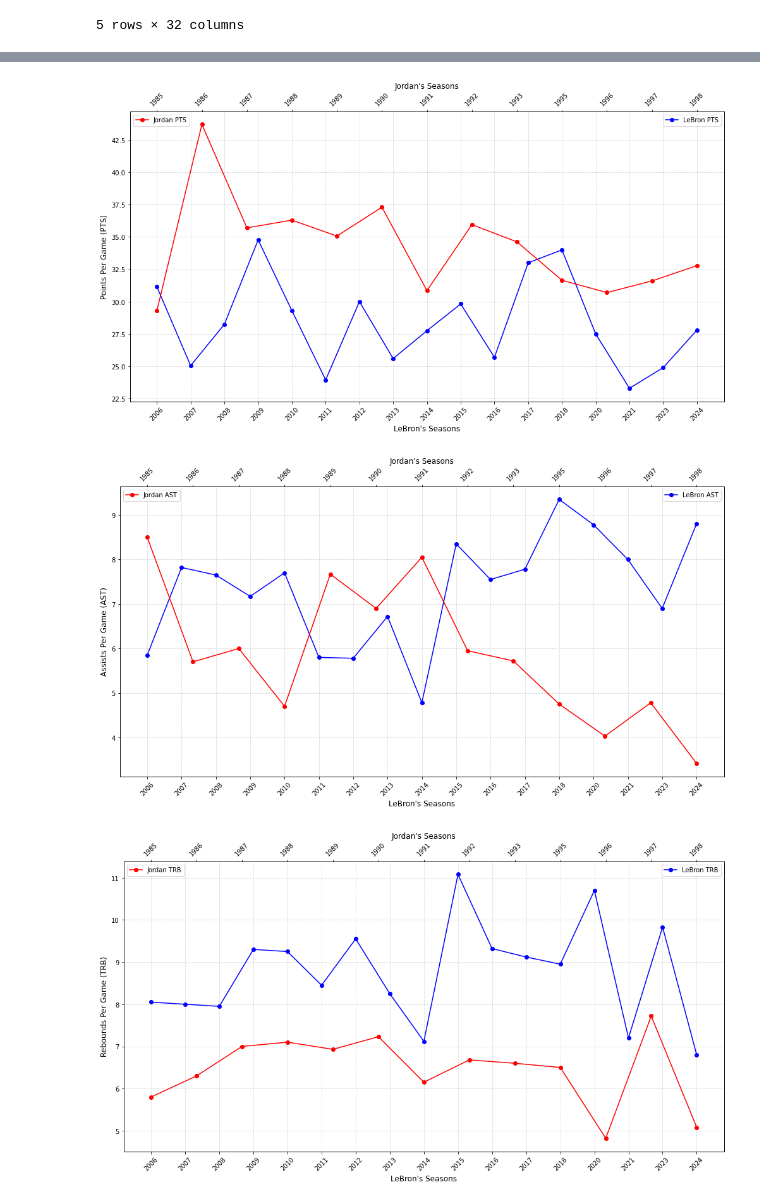
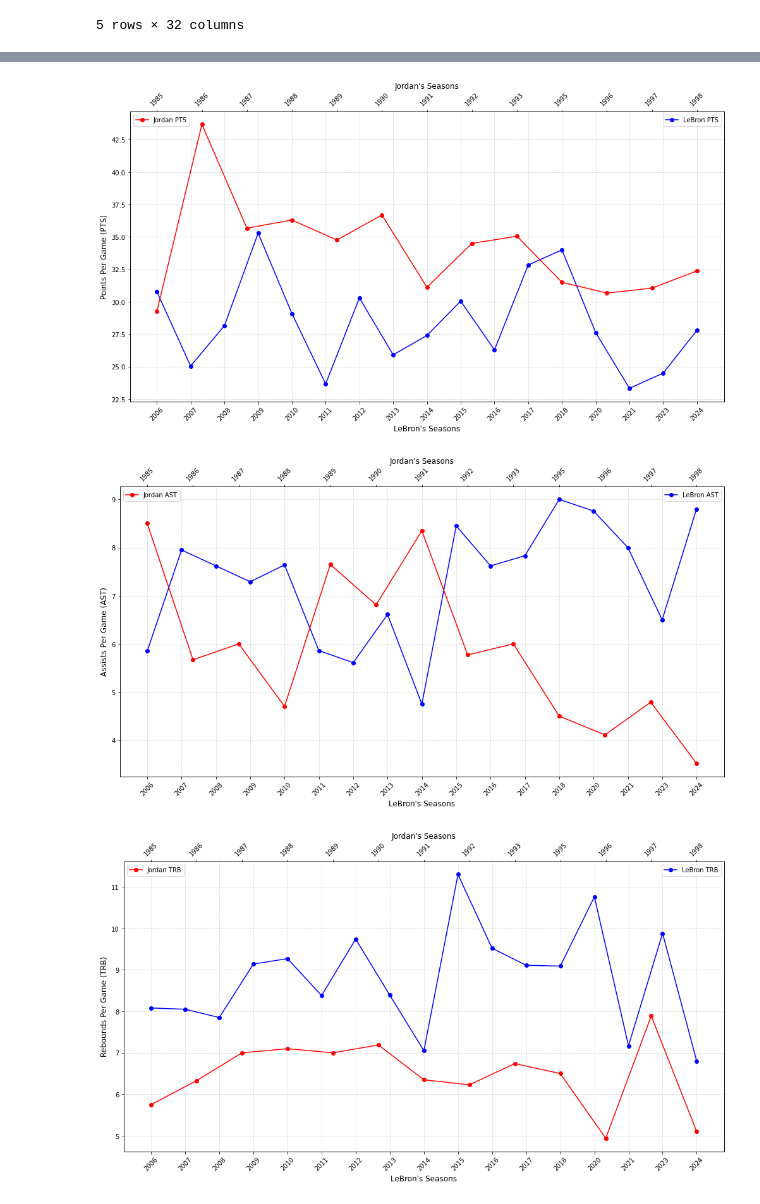
Before and after one commit to gohsoonhao/therealGOAT, a Jupyter notebook: 3a_playoff_stats.ipynb, the cells around one changed output, grey strips where cells are left out. Cells and saved outputs as stored; diff of their text form; code cells hidden in the pictures.

Commit message:
Added charts and data for player coefficients

```diff
--- a/3a_playoff_stats.ipynb
+++ b/3a_playoff_stats.ipynb
@@ -33,5 +33,12 @@ player_playoff_stats.tail(5)
 5 rows × 32 columns
 # %%
 # created new df to groupby years and finding average yearly stats
-grouped_by_year_playoff_stats = player_playoff_stats.groupby("Year").mean().round(2)
+grouped_by_year_playoff_stats = player_playoff_stats.groupby("Year").sum()
 grouped_by_year_playoff_stats = grouped_by_year_playoff_stats.reset_index()
+grouped_by_year_playoff_stats[["PTS", "AST", "TRB", "STL", "BLK"]] = (
+    grouped_by_year_playoff_stats[["PTS", "AST", "TRB", "STL", "BLK"]].div(
+        grouped_by_year_playoff_stats["G"], axis=0
+    ).round(2)
+)
+grouped_by_year_playoff_stats =grouped_by_year_playoff_stats[["Year","PTS", "AST", "TRB", "STL", "BLK"]]
+grouped_by_year_playoff_stats.head()
@@ -41,7 +55,7 @@ lebron_df = grouped_by_year_playoff_stats.loc[12+1:]
 
 fig, ax1 = plt.subplots(figsize=(14, 8))
 
-ax1.plot(lebron_df['Year'], lebron_df['Player PTS'], marker='o', color='blue', label="LeBron PTS")
+ax1.plot(lebron_df['Year'], lebron_df['PTS'], marker='o', color='blue', label="LeBron PTS")
 ax1.set_xlabel("LeBron's Seasons", fontsize=12)
 ax1.set_ylabel("Points Per Game (PTS)", fontsize=12)
 
@@ -51,7 +65,7 @@ ax1.set_xticklabels(lebron_df['Year'], rotation=45)
 
 ax2 = ax1.twiny()
 
-ax2.plot(jordan_df['Year'], jordan_df['Player PTS'], marker='o', color='red', label="Jordan PTS")
+ax2.plot(jordan_df['Year'], jordan_df['PTS'], marker='o', color='red', label="Jordan PTS")
 ax2.set_xlabel("Jordan's Seasons", fontsize=12)
 
 ax2.set_xticks(jordan_df['Year'])
@@ -65,38 +79,38 @@ ax2.legend(loc="upper left")
 plt.tight_layout()
 plt.show()
 # %% [output]
-[figure, old version]
+[figure, new version]
 # %%
 
 fig, ax1 = plt.subplots(figsize=(14, 8))
 
-ax1.plot(lebron_df['Year'], lebron_df['Player AST'], marker='o', color='blue', label="LeBron AST")
+ax1.plot(lebron_df['Year'], lebron_df['AST'], marker='o', color='blue', label="LeBron AST")
 ax1.set_xlabel("LeBron's Seasons", fontsize=12)
 ax1.set_ylabel("Assists Per Game (AST)", fontsize=12)
 
 ax1.set_xticks(lebron_df['Year'])
 ax1.set_xticklabels(lebron_df['Year'], rotation=45)
 
 ax2 = ax1.twiny()
 
-ax2.plot(jordan_df['Year'], jordan_df['Player AST'], marker='o', color='red', label="Jordan AST")
+ax2.plot(jordan_df['Year'], jordan_df['AST'], marker='o', color='red', label="Jordan AST")
 ax2.set_xlabel("Jordan's Seasons", fontsize=12)
 
 ax2.set_xticks(jordan_df['Year'])
 ax2.set_xticklabels(jordan_df['Year'], rotation=45)
 
 ax1.grid(True, linestyle='--', alpha=0.5)
 ax1.legend(loc="upper right")
 ax2.legend(loc="upper left")
 
 plt.tight_layout()
 plt.show()
 # %% [output]
-[figure, old version]
+[figure, new version]
 # %%
 fig, ax1 = plt.subplots(figsize=(14, 8))
 
-ax1.plot(lebron_df['Year'], lebron_df['Player TRB'], marker='o', color='blue', label="LeBron TRB")
+ax1.plot(lebron_df['Year'], lebron_df['TRB'], marker='o', color='blue', label="LeBron TRB")
 ax1.set_xlabel("LeBron's Seasons", fontsize=12)
 ax1.set_ylabel("Rebounds Per Game (TRB)", fontsize=12)
 
@@ -105,7 +119,7 @@ ax1.set_xticklabels(lebron_df['Year'], rotation=45)
 
 ax2 = ax1.twiny()
 
-ax2.plot(jordan_df['Year'], jordan_df['Player TRB'], marker='o', color='red', label="Jordan TRB")
+ax2.plot(jordan_df['Year'], jordan_df['TRB'], marker='o', color='red', label="Jordan TRB")
 ax2.set_xlabel("Jordan's Seasons", fontsize=12)
 
 ax2.set_xticks(jordan_df['Year'])
@@ -118,4 +132,4 @@ ax2.legend(loc="upper left")
 plt.tight_layout()
 plt.show()
 # %% [output]
-[figure, old version]
+[figure, new version]
```
Also changed, not shown: parts of 12 cells of this notebook, 1 other file.
